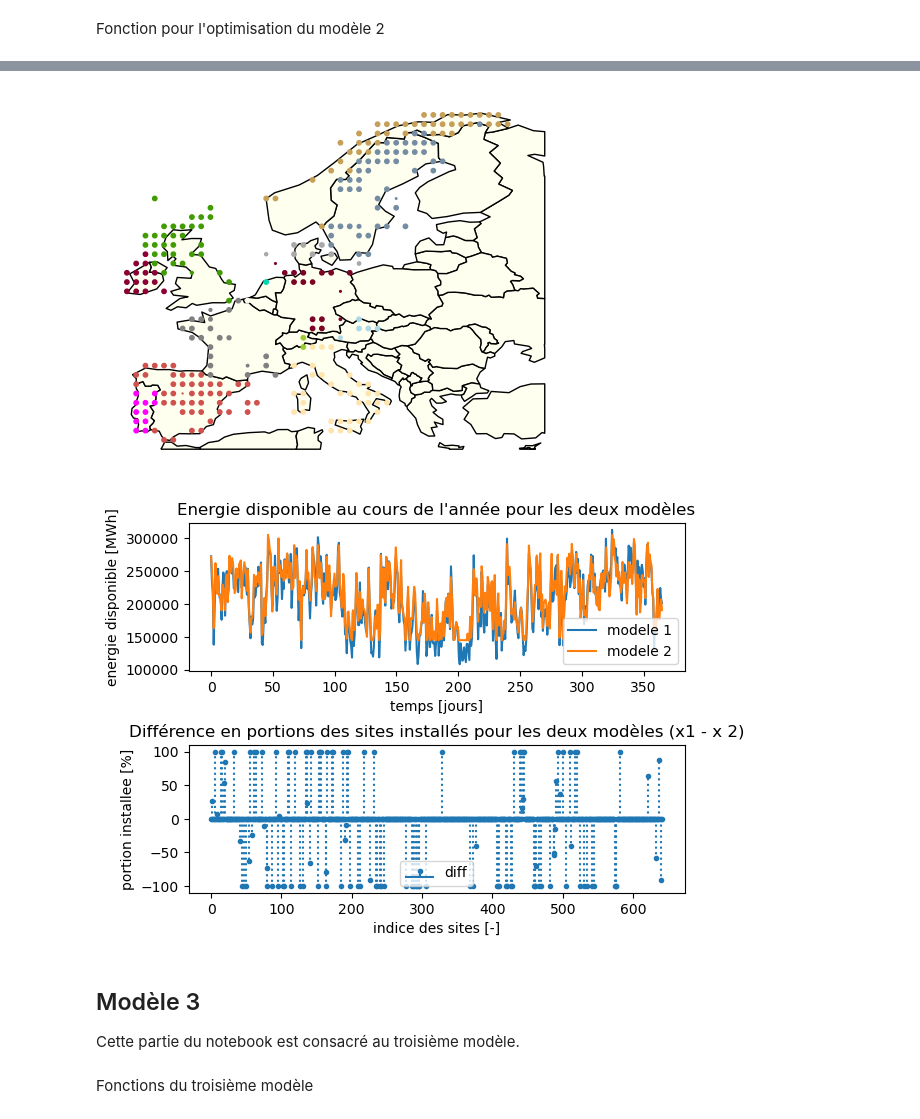
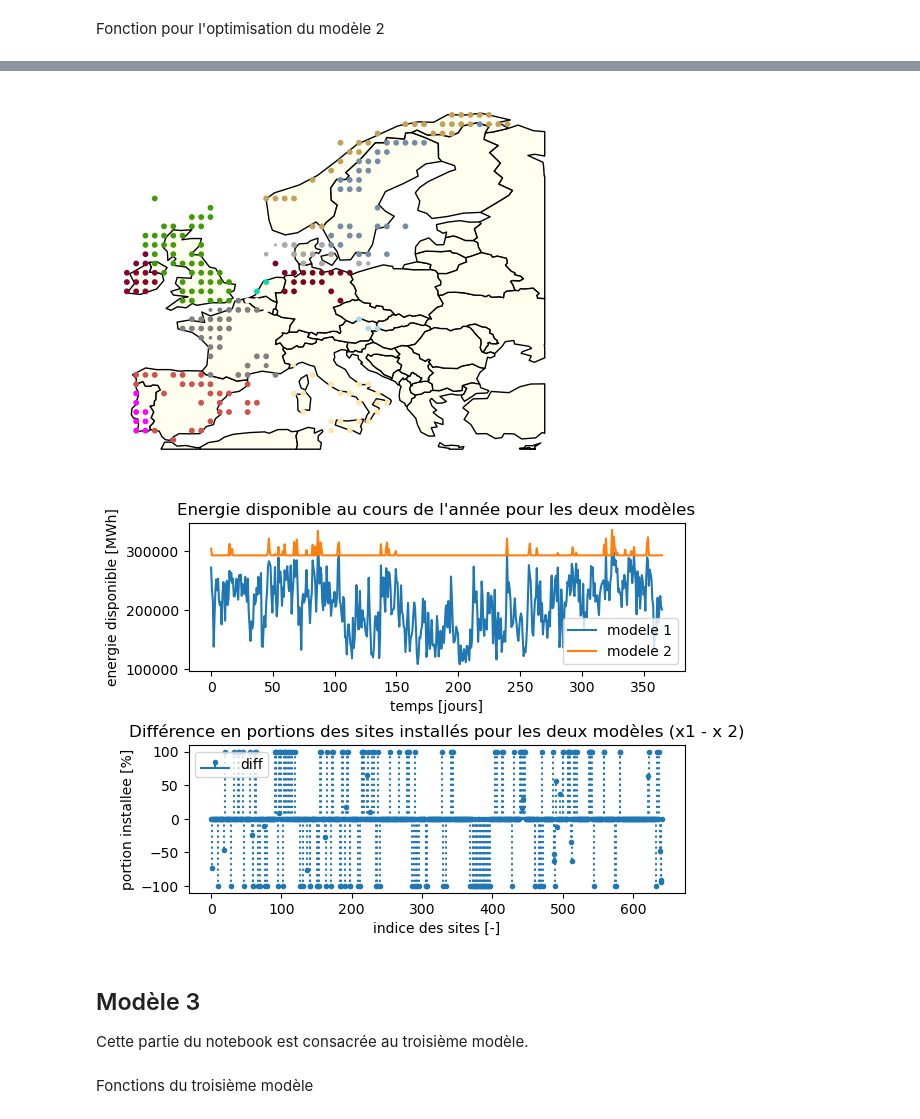
Before and after one commit to igivotron/LINMA1702, a Jupyter notebook: LINMA1702.ipynb, the cells around one changed output, grey strips where cells are left out. Saved outputs shown, nothing was run; the diff lists cells and outputs as text; code cells hidden in the pictures.

Commit message:
Ptites modifs pour la remise

```diff
--- a/LINMA1702.ipynb
+++ b/LINMA1702.ipynb
@@ -23,4 +23,5 @@ Variables globale utilisées par le projet
 # %%
+### Extraction des données
 sites_file = "Data-partie-1/Sites.csv"
 onshore_file = "Data-partie-1/Rendements_onshore.csv"
 offshore_file = "Data-partie-1/Rendements_offshore.csv"
@@ -32,15 +33,19 @@ offshore_capa = data.offshore_capacities()
 onshore_rend = data.onshore_rendements()
 offshore_rend = data.offshore_rendements()
 
+### Variable de test (si checkpoints = True, des "sanity check" (vérifications des tailles des matrices, etc) sont affichées dans le terminal)
 checkpoints = False
 
+### Données fournies
 P = 5e5
 k = 0.17
 delta = 0.02
 T = 3
-#S = 2e8
-S = 8e6 # j'hesite encore
 
+### Données choisies
+S = 6e8
+
+### Paramètres des graphes
 nticks = 500
 scale = 'jours'
 # %%
@@ -74,7 +75,7 @@ Checking dimensions : is c ok ? is R ok ? True True
 # %%
 class Solution :
     """
-    Classe creuse créée pour la question 1B.
+    Classe creuse créée pour stocker des données.
 
     (on considère les n sites d'éoliennes dans l'ordre de Sites.csv,
     et les h périodes d'une heure (taille d'une ligne de Rendements_(off)/(on)shore.csv))
@@ -116,7 +117,7 @@ Fonction pour l'optimisation du modèle 1
 def modele1 (t, m, n, h, ct, cm, c, Rt, Rm, R, A, P, k, checkpoints) :
     """
     Args :
-    valeurs propres au problème telles que décrites / construites dans optimize
+    valeurs propres au problème telles que décrites / construites
 
     Returns :
     - x, numpy array de taille n, les proportions de chaque site d'éoliennes qui seront installées,
@@ -177,8 +178,6 @@ def modele1 (t, m, n, h, ct, cm, c, Rt, Rm, R, A, P, k, checkpoints) :
     res = linprog(coeffs, A_ub, b_ub, A_eq, b_eq)
 
     if (res.success != True) :
-        # TODO : gestion du probleme
-        print("There was a trouble with the usage of linprog : the problem could not be optimized")
         print(res.message)
 
     v = res.x
@@ -231,16 +232,13 @@ Fonction pour l'optimisation du modèle 2
 # %%
 def modele2 (t, m, n, h, ct, cm, c, Rt, Rm, R, A, P, k, S, checkpoints) :
     """
-    modele2 est un enfant d'optimize
-
     Args :
-    valeurs propres au problème telles que décrites / construites dans optimize
+    valeurs propres au problème telles que décrites / construites
 
     Returns :
     - x, numpy array de taille n, les proportions de chaque site d'éoliennes qui seront installées,
     - s, numpy array de taille h, les quantités achetées pour chaque heure,
     - z, scalaire, la fonction objectif, minimum des productions d'énergie sur toutes les periodes d'une heure
-
     """
     ## Constructing all the matrices of use for linprog
     ## v are the variables linprog will give us in return, v = (x|s|z)
@@ -371,18 +369,16 @@ graph_Q2energy(sol.E, s, nticks = nticks, scale = scale,name = "graphe-engQ2")
 # %%
 plotMap(data, x, name="bigIronFanQ2")
 # %% [output]
-[figure, old version]
+[figure, new version]
 # %%
-xQ2,EQ2,sQ2 = x,sol.E,s
-Edisp2 = EQ2 + sQ2
+xQ2,EQ2 = x,sol.E+s
 
-## Comparaison des resultats de la Q1 et de la Q2 (selon h, nticks, scale, EQ1, EQ2, n, xQ1, xQ2,  name)
-graph_comparison(EQ1,Edisp2,xQ1,xQ2,nticks=nticks,scale=scale,name='graph-comparison-Q2',modeles=(1,2))
+graph_comparison(EQ1,EQ2,xQ1,xQ2,nticks=nticks,scale=scale,name='graph-comparison-Q2',modeles=(1,2))
 # %% [output]
-[figure, old version]
+[figure, new version]
 # %% [markdown]
 ## Modèle 3
-Cette partie du notebook est consacré au troisième modèle.
+Cette partie du notebook est consacrée au troisième modèle.
 # %% [markdown]
 Fonctions du troisième modèle
 # %%
```
Also changed, not shown: parts of 14 cells of this notebook, 6 other files.
